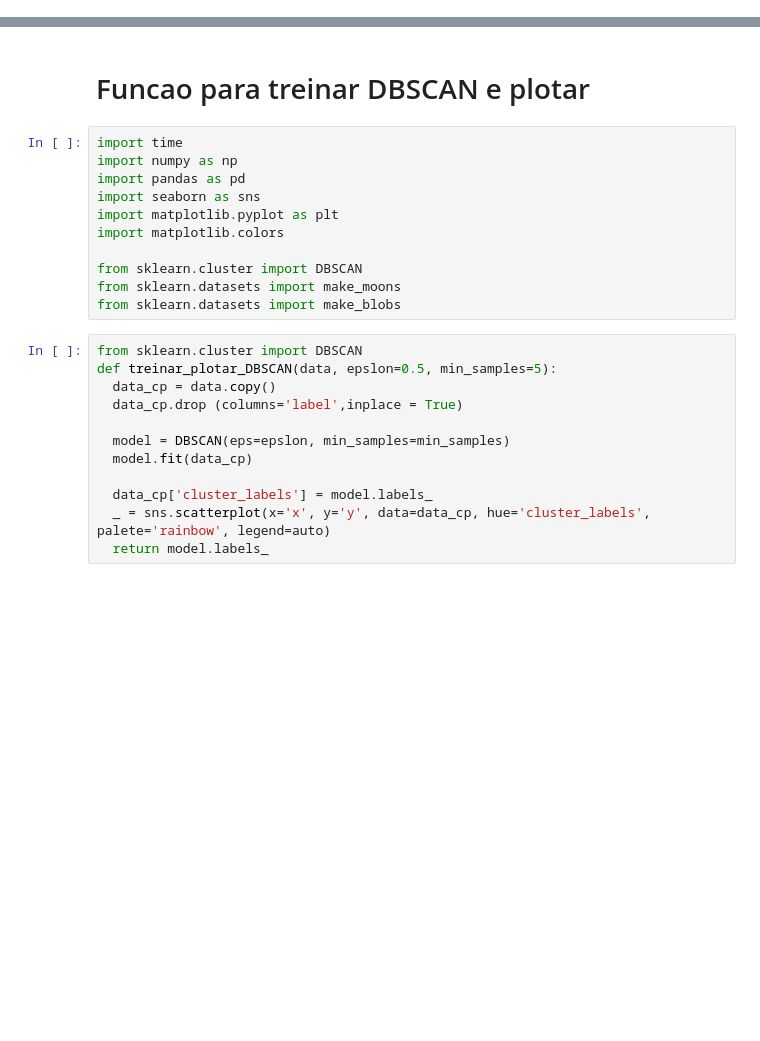
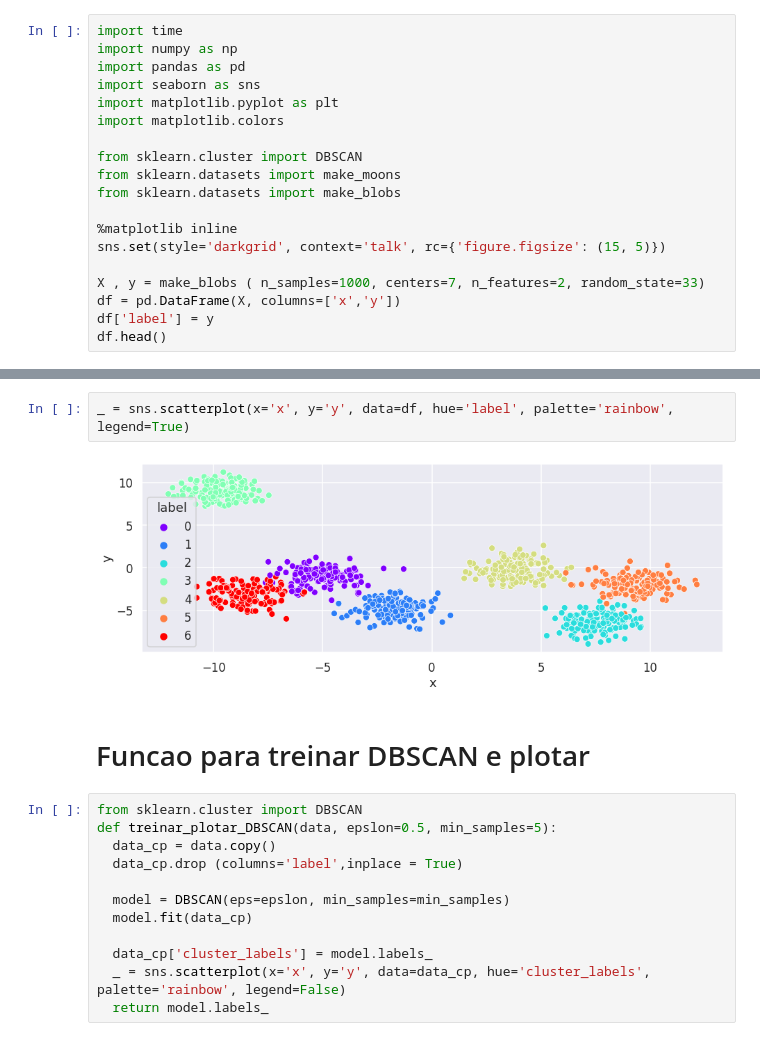
Before and after one commit to leandroleao2k/ImageML, a Jupyter notebook: DBSCAN Cluster.ipynb, the cells around one changed output, grey strips where cells are left out. Cells and saved outputs as stored; diff of their text form; blank space fills up the shorter version.

```diff
--- a/DBSCAN Cluster.ipynb
+++ b/DBSCAN Cluster.ipynb
@@ -63,0 +11,19 @@ for i in range(1,6):
+# %%
+import time
+import numpy as np
+import pandas as pd
+import seaborn as sns
+import matplotlib.pyplot as plt
+import matplotlib.colors
+
+from sklearn.cluster import DBSCAN
+from sklearn.datasets import make_moons
+from sklearn.datasets import make_blobs
+
+%matplotlib inline
+sns.set(style='darkgrid', context='talk', rc={'figure.figsize': (15, 5)})
+
+X , y = make_blobs ( n_samples=1000, centers=7, n_features=2, random_state=33)
+df = pd.DataFrame(X, columns=['x','y'])
+df['label'] = y
+df.head()
@@ -64,16 +37,9 @@ for i in range(1,6):
+# %%
+_ = sns.scatterplot(x='x', y='y', data=df, hue='label', palette='rainbow', legend=True)
+# %% [output]
+[figure, added]
 # %% [markdown]
 # Funcao para treinar DBSCAN e plotar
-# %%
-import time
-import numpy as np
-import pandas as pd
-import seaborn as sns
-import matplotlib.pyplot as plt
-import matplotlib.colors
-
-from sklearn.cluster import DBSCAN
-from sklearn.datasets import make_moons
-from sklearn.datasets import make_blobs
 # %%
 from sklearn.cluster import DBSCAN
 def treinar_plotar_DBSCAN(data, epslon=0.5, min_samples=5):
@@ -84,7 +50,7 @@ def treinar_plotar_DBSCAN(data, epslon=0.5, min_samples=5):
   model.fit(data_cp)
 
   data_cp['cluster_labels'] = model.labels_
-  _ = sns.scatterplot(x='x', y='y', data=data_cp, hue='cluster_labels', palete='rainbow', legend=auto)
+  _ = sns.scatterplot(x='x', y='y', data=data_cp, hue='cluster_labels', palette='rainbow', legend=False)
   return model.labels_
 # %%
 eps = 0.5
```
Also changed, not shown: parts of 12 cells of this notebook.
